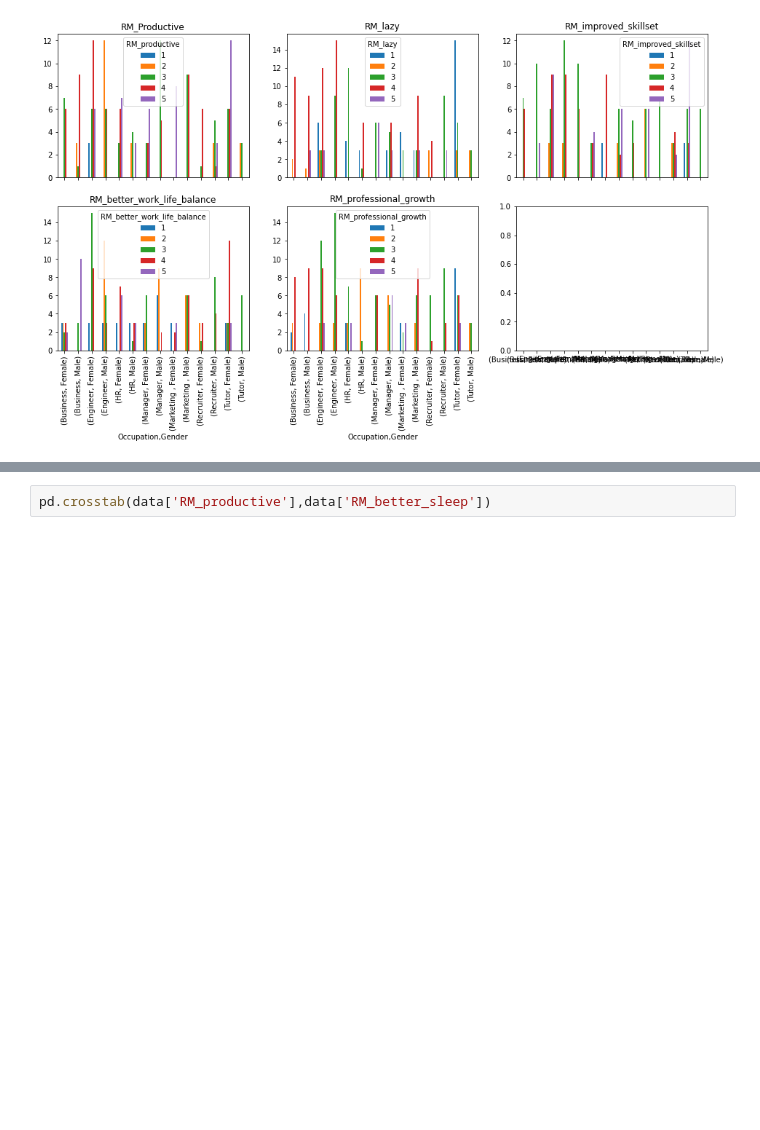
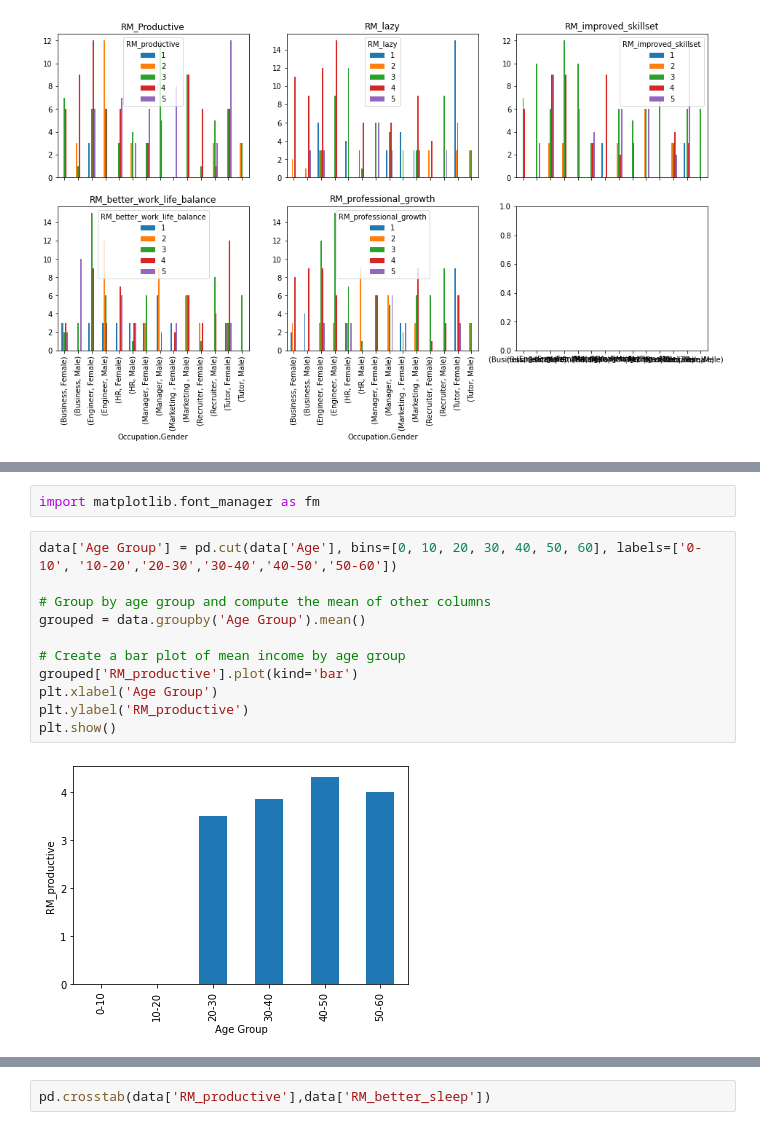
Before and after one commit to sinchana-hathwar/WFH_vs_WFO, a Jupyter notebook: wfh_vs_wfo.ipynb, the cells around one changed output, grey strips where cells are left out. Saved outputs shown, nothing was run; the diff lists cells and outputs as text; blank space fills up the shorter version.

```diff
--- a/wfh_vs_wfo.ipynb
+++ b/wfh_vs_wfo.ipynb
@@ -176,0 +183,15 @@ Text(0.5, 1.0, 'RM_professional_growth')
+# %%
+import matplotlib.font_manager as fm
+# %%
+data['Age Group'] = pd.cut(data['Age'], bins=[0, 10, 20, 30, 40, 50, 60], labels=['0-10', '10-20','20-30','30-40','40-50','50-60'])
+
+# Group by age group and compute the mean of other columns
+grouped = data.groupby('Age Group').mean()
+
+# Create a bar plot of mean income by age group
+grouped['RM_productive'].plot(kind='bar')
+plt.xlabel('Age Group')
+plt.ylabel('RM_productive')
+plt.show()
+# %% [output]
+[figure, added]
```
Also changed, not shown: parts of 24 cells of this notebook.
